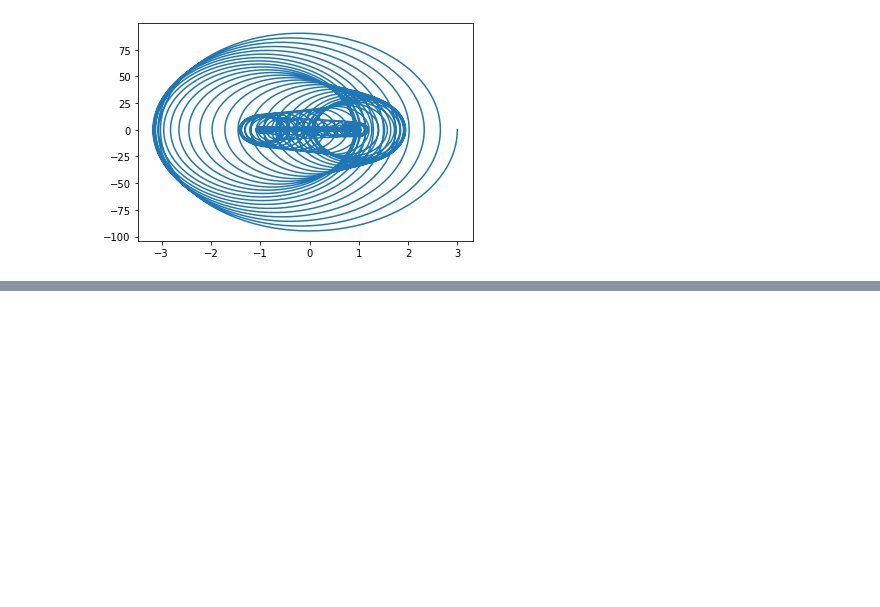
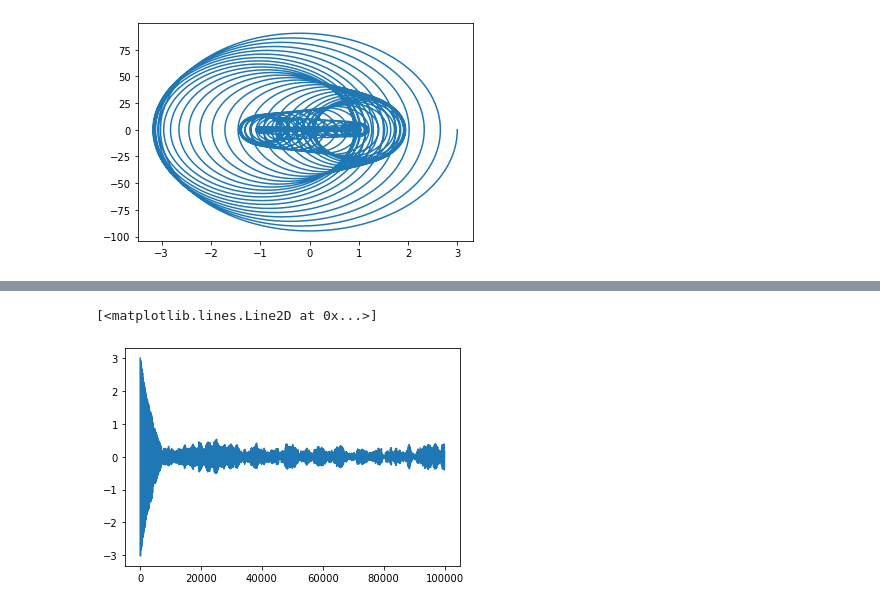
Before and after one commit to MichaelSkripalsh/Fluctuation-Dissipation-Theorem-NoteBooks, a Jupyter notebook: python_notebooks/ForcedHarmonicOscillator.ipynb, the cells around one changed output, grey strips where cells are left out. Saved outputs shown, nothing was run; the diff lists cells and outputs as text; code cells hidden in the pictures; blank space fills up the shorter version.

```diff
--- a/ForcedHarmonicOscillator.ipynb
+++ b/python_notebooks/ForcedHarmonicOscillator.ipynb
@@ -255,0 +271,5 @@ x, v = HARMONIC_SIMULATION(gamma = 0.5, _N_TIME_STEPS=100000, force=lambda t: 10
+# %%
+plt.plot(x)
+# %% [output]
+[<matplotlib.lines.Line2D at 0x...>]
+[figure, added]
```
Also changed, not shown: parts of 11 cells of this notebook, 8 other files.
